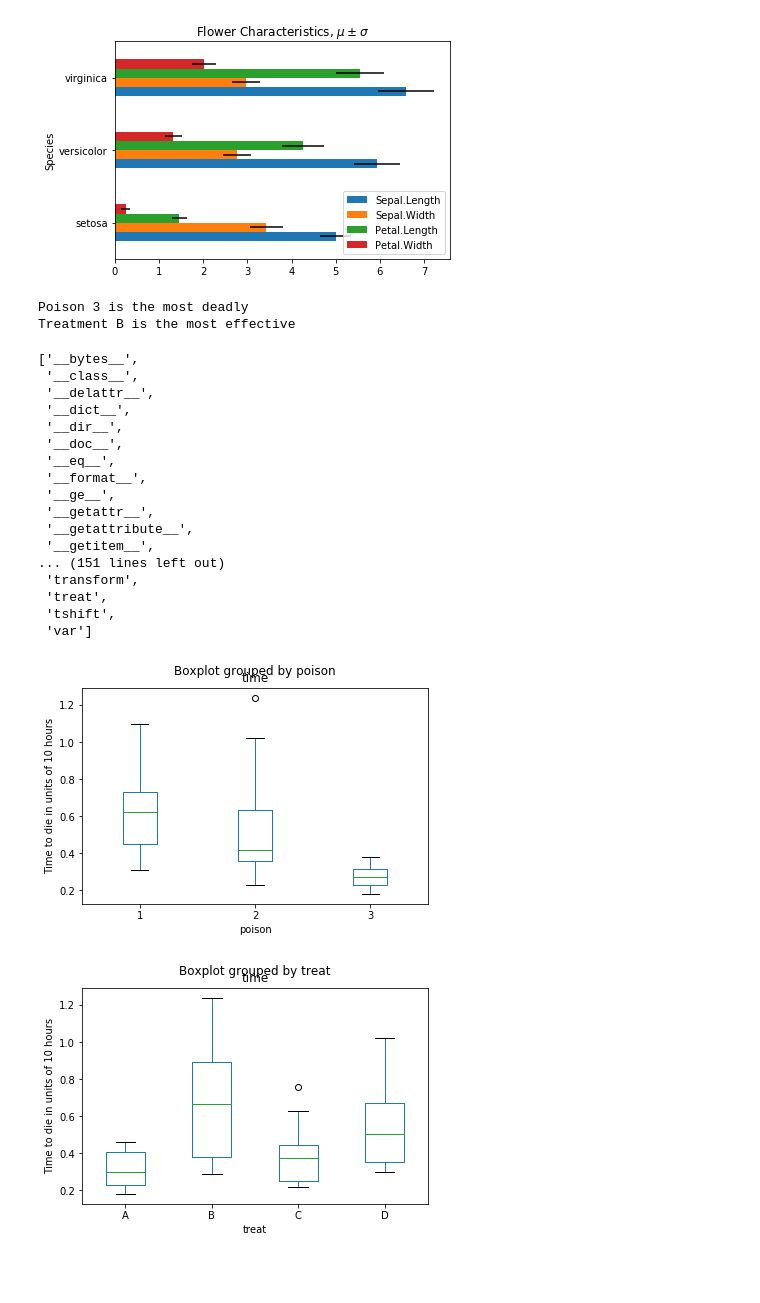
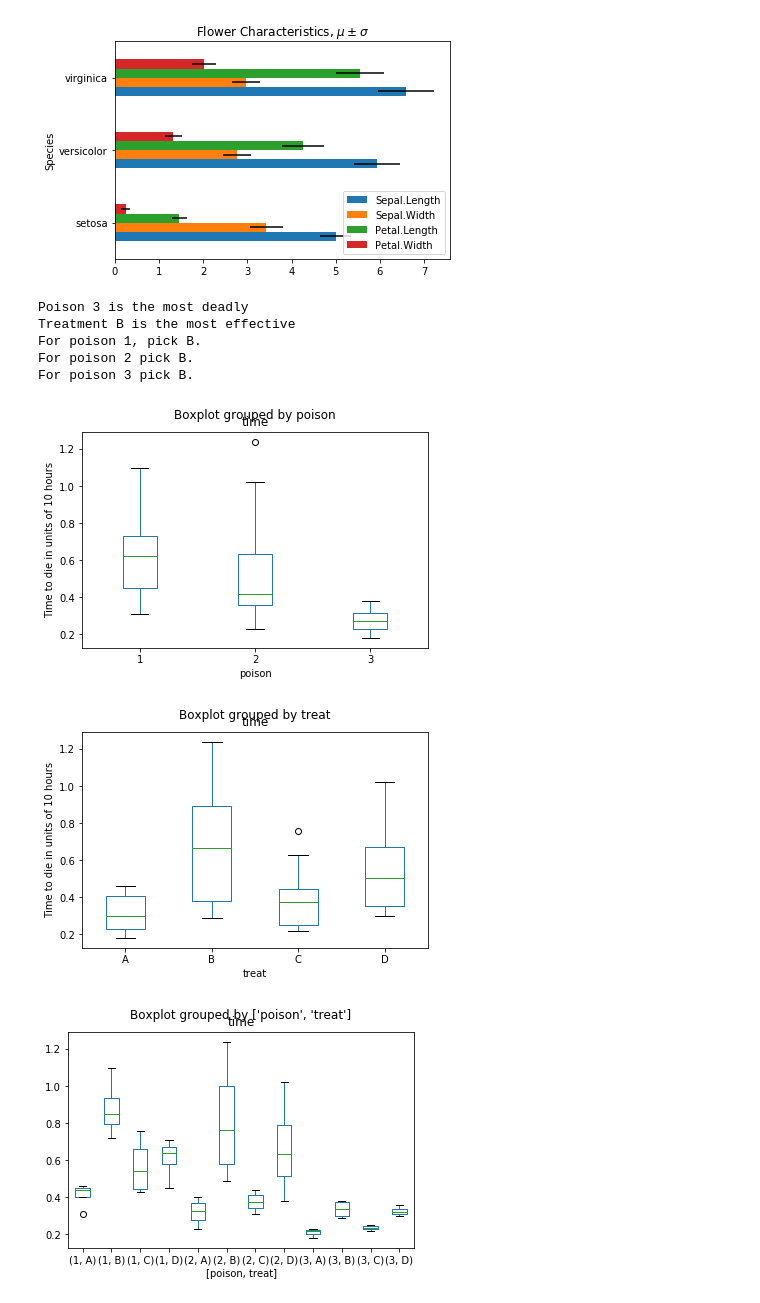
Before and after one commit to Alexander-Weinberg/BootCamp2018, a Jupyter notebook: ProbSets/Comp/ProbSet2/Pandas3.ipynb, the cells around one changed output. Drawn from its saved outputs; the diff is of its cells as text; code cells hidden in the pictures; blank space fills up the shorter version.

```diff
--- a/ProbSets/Comp/ProbSet2/Pandas3.ipynb
+++ b/ProbSets/Comp/ProbSet2/Pandas3.ipynb
@@ -18,36 +18,23 @@ The setosa is the easiest to distinguish because its petals are so distinct
 # %%
 poisons = data('poisons')
 
 poisons.boxplot(['time'], by='poison', grid=False)
 plt.ylabel("Time to die in units of 10 hours")
 print('Poison 3 is the most deadly')
 
 poisons.boxplot(['time'], by='treat', grid=False)
 plt.ylabel("Time to die in units of 10 hours")
 print('Treatment B is the most effective')
 
-types = poisons.groupby('poison')
-
-dir(types)
+sub = poisons.groupby(['poison', 'treat'])
+poisons.boxplot(['time'], by=['poison', 'treat'], grid=False)
+print('For poison 1, pick B.\nFor poison 2 pick B. \nFor poison 3 pick B.')
 # %% [output]
 Poison 3 is the most deadly
 Treatment B is the most effective
+For poison 1, pick B.
+For poison 2 pick B.
+For poison 3 pick B.
-['__bytes__',
- '__class__',
- '__delattr__',
- '__dict__',
- '__dir__',
- '__doc__',
- '__eq__',
- '__format__',
- '__ge__',
- '__getattr__',
- '__getattribute__',
- '__getitem__',
-... (151 lines left out)
- 'transform',
- 'treat',
- 'tshift',
- 'var']
 [figure]
 [figure]
+[figure, added]
```
Also changed, not shown: parts of 7 cells of this notebook.
